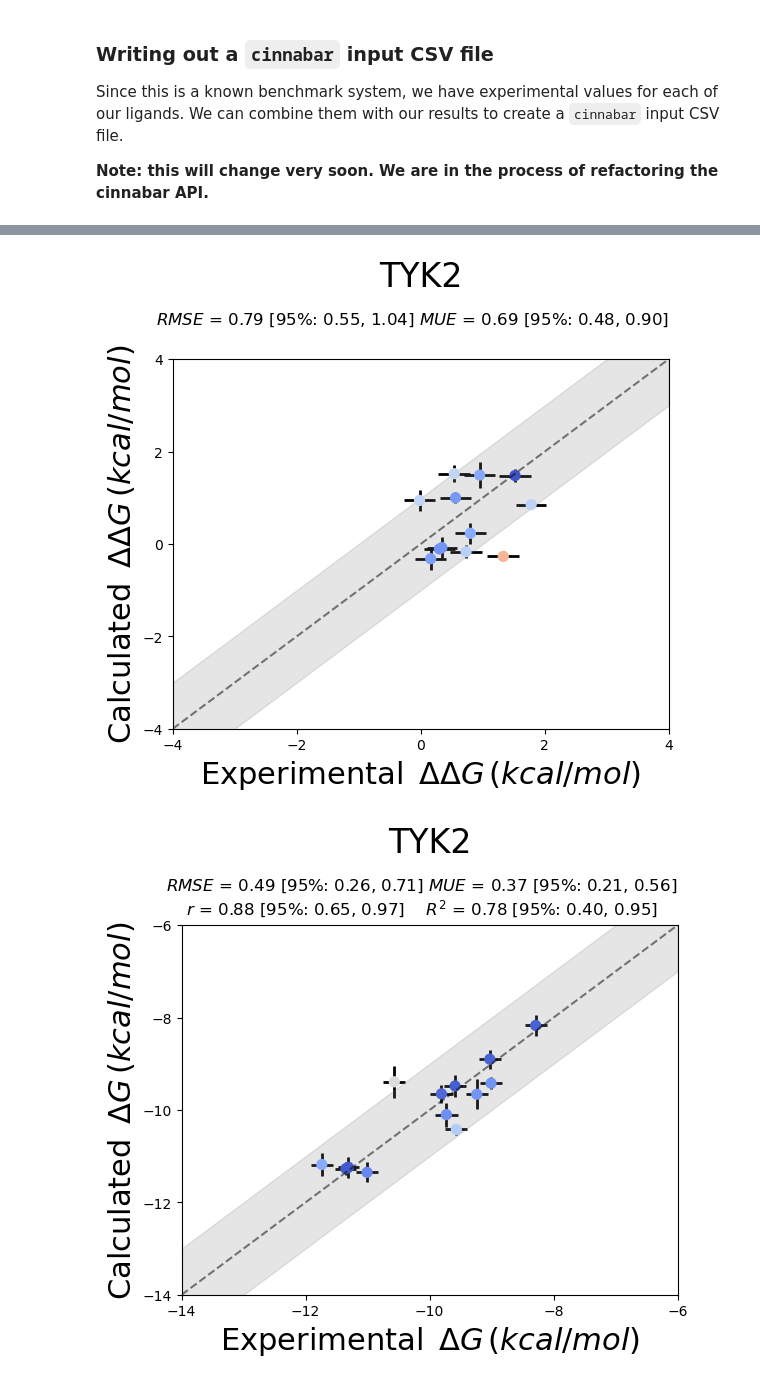
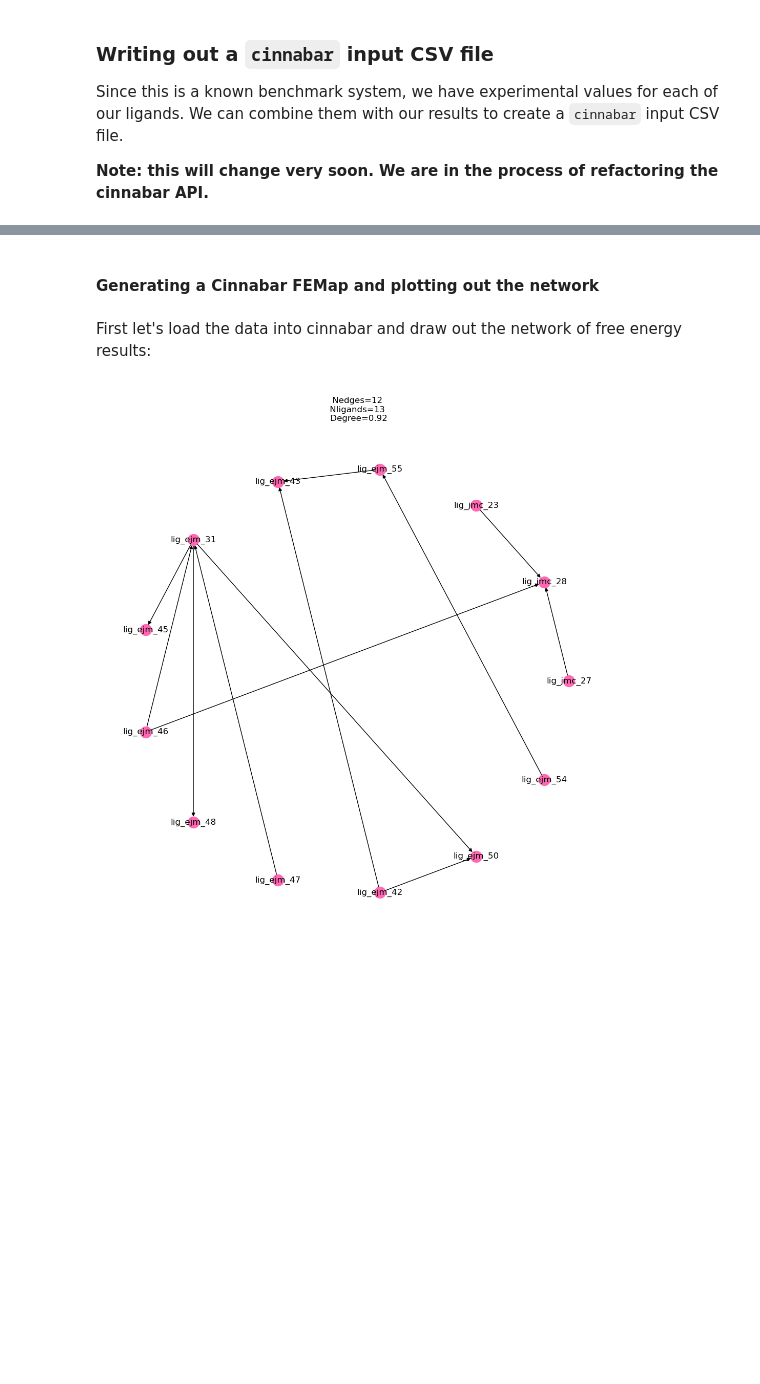
Before and after one commit to OpenFreeEnergy/alchemiscale, a Jupyter notebook: docs/tutorials/demo/Alchemiscale Demo.ipynb, the cells around one changed output, grey strips where cells are left out. Drawn from its saved outputs; the diff is of its cells as text; code cells hidden in the pictures; blank space fills up the shorter version.

Commit message:
Updated demo notebook with @ialibay cinnabar updates

```diff
--- a/docs/tutorials/demo/Alchemiscale Demo.ipynb
+++ b/docs/tutorials/demo/Alchemiscale Demo.ipynb
@@ -986,5 +881,10 @@ def feplot(csv, name):
-# %%
-feplot('cinnabar_input.csv', 'TYK2')
-# %% [output]
-[figure, removed]
-[figure, removed]
+# %% [markdown]
+#### Generating a Cinnabar FEMap and plotting out the network
+# %% [markdown]
+First let's load the data into cinnabar and draw out the network of free energy results:
+# %%
+fe = cinnabar.wrangle.FEMap('cinnabar_input.csv')
+fe.generate_absolute_values()  # Get MLE generated estimates of the absolute values
+fe.draw_graph()
+# %% [output]
+[figure, added]
```
Also changed, not shown: parts of 19 cells of this notebook.
